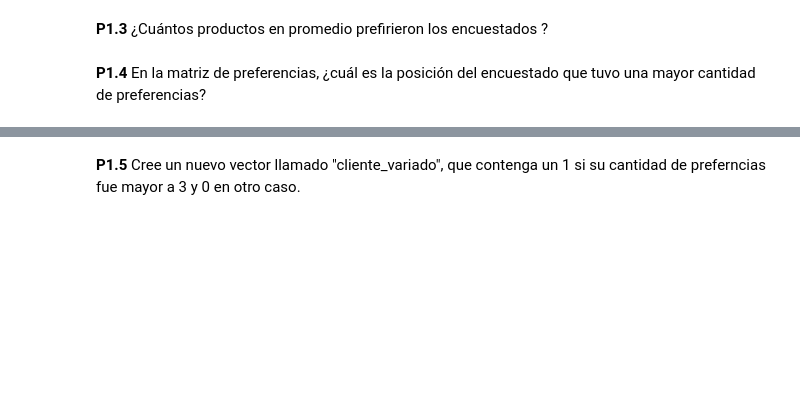
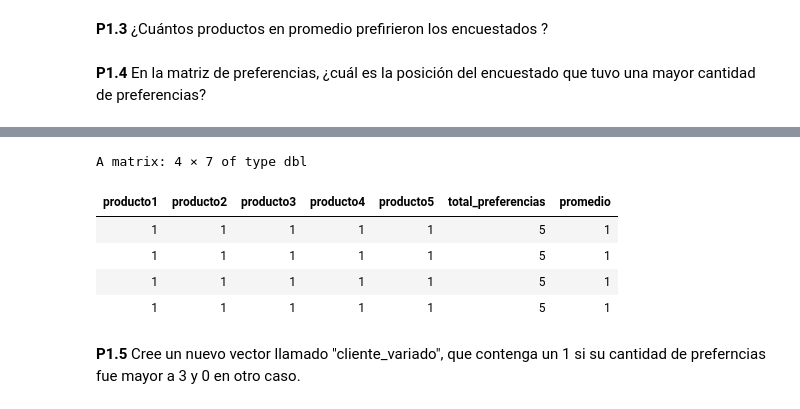
Before and after one commit to mrrojas72/Introduccion_a_ciencia_de_datos_R, a Jupyter notebook: Ayudantías/Ayudantía1/A1_01_matrices.ipynb, the cells around one changed output, grey strips where cells are left out. Cells and saved outputs as stored; diff of their text form; code cells hidden in the pictures; blank space fills up the shorter version.

```diff
--- a/Ayudantías/Ayudantía1/A1_01_matrices.ipynb
+++ b/Ayudantías/Ayudantía1/A1_01_matrices.ipynb
@@ -152,3 +293,13 @@ A matrix: 6 × 5 of type int
+# %%
+preferencias_resumen[preferencias_resumen[, "total_preferencias"] == 5,]
+# data[indices que me interesan:= TRUE,]
+# %% [output]
+A matrix: 4 × 7 of type dbl
+| producto1 | producto2 | producto3 | producto4 | producto5 | total_preferencias | promedio |
+| 1 | 1 | 1 | 1 | 1 | 5 | 1 |
+| 1 | 1 | 1 | 1 | 1 | 5 | 1 |
+| 1 | 1 | 1 | 1 | 1 | 5 | 1 |
+| 1 | 1 | 1 | 1 | 1 | 5 | 1 |
 # %% [markdown]
 
 **P1.5** Cree un nuevo vector llamado "cliente_variado", que contenga un 1 si su cantidad de preferncias fue mayor a 3 y 0 en otro caso.
```
Also changed, not shown: parts of 42 cells of this notebook.
